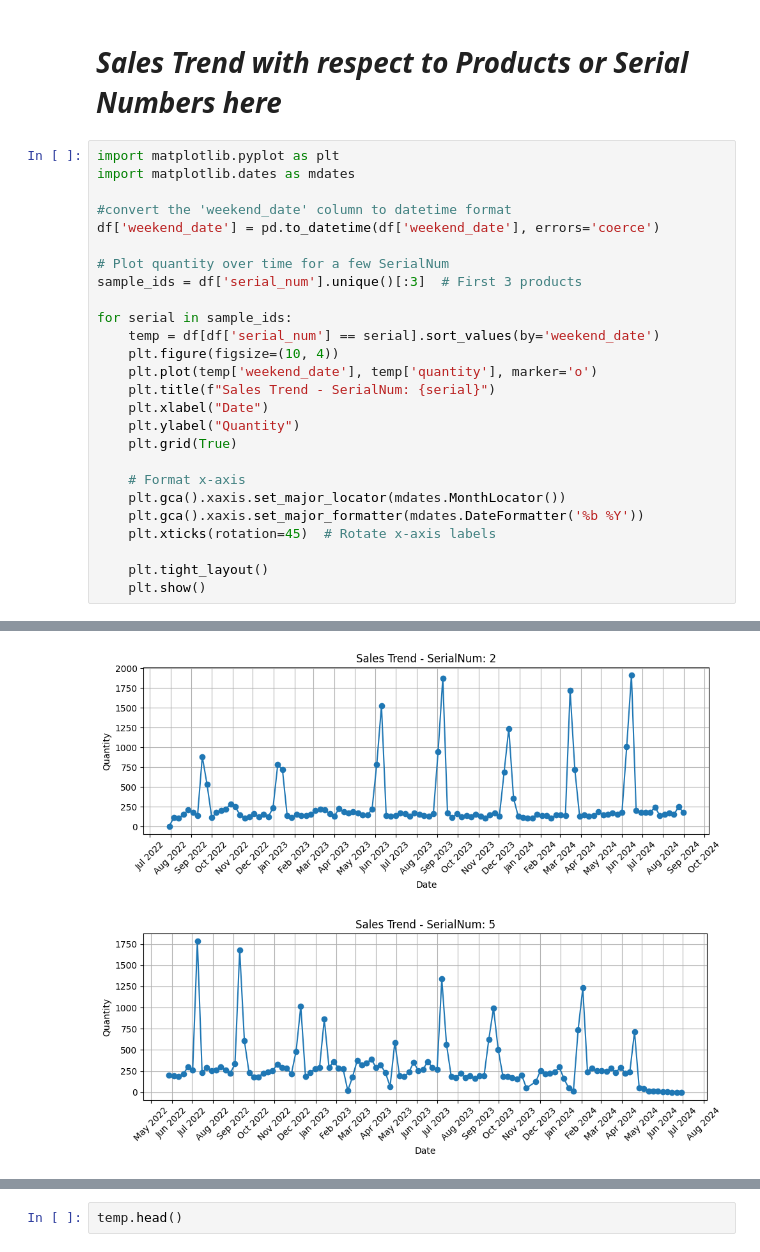
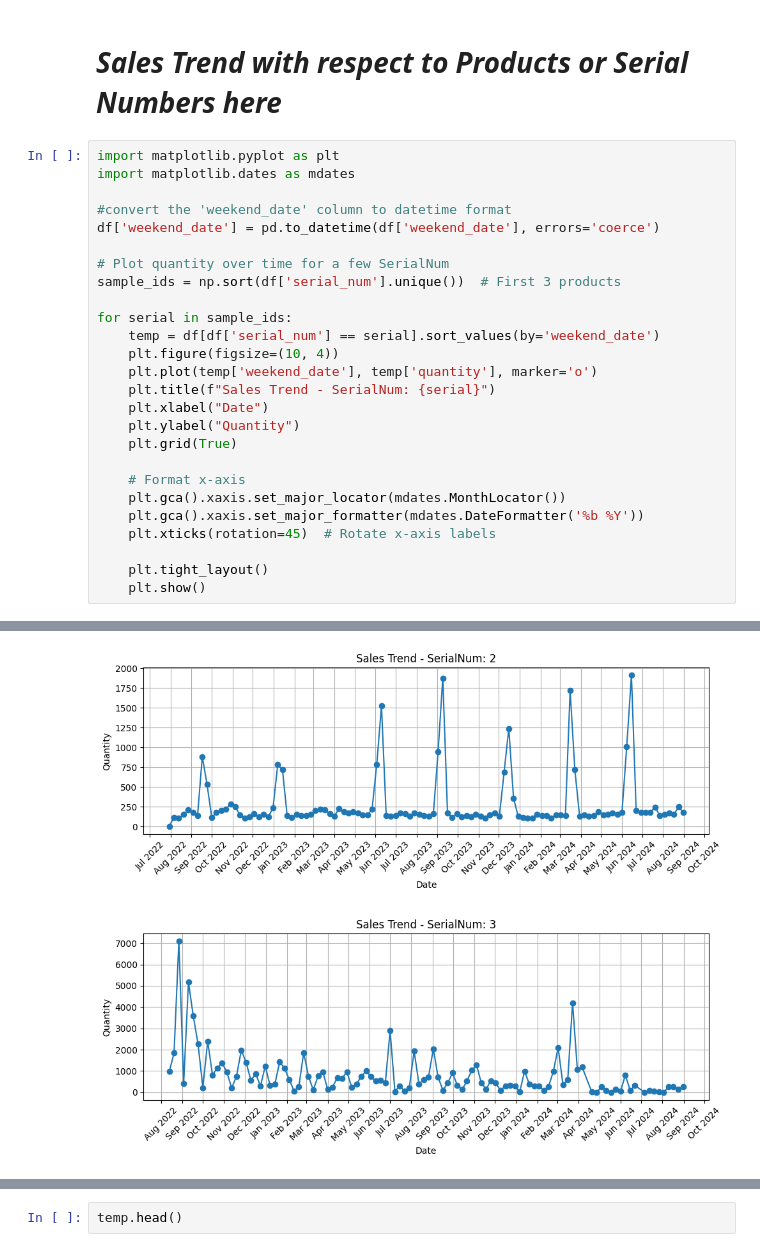
Before and after one commit to Omkar-Gadade/Weekly-Sales-Forecasting, a Jupyter notebook: eda_notebook.ipynb, the cells around one changed output, grey strips where cells are left out. Drawn from its saved outputs; the diff is of its cells as text.

```diff
--- a/eda_notebook.ipynb
+++ b/eda_notebook.ipynb
@@ -107,30 +105,30 @@ dtype: int64 .
 # %%
 import matplotlib.pyplot as plt
 import matplotlib.dates as mdates
 
 #convert the 'weekend_date' column to datetime format
 df['weekend_date'] = pd.to_datetime(df['weekend_date'], errors='coerce')
 
 # Plot quantity over time for a few SerialNum
-sample_ids = df['serial_num'].unique()[:3]  # First 3 products
+sample_ids = np.sort(df['serial_num'].unique())  # First 3 products
 
 for serial in sample_ids:
     temp = df[df['serial_num'] == serial].sort_values(by='weekend_date')
     plt.figure(figsize=(10, 4))
     plt.plot(temp['weekend_date'], temp['quantity'], marker='o')
     plt.title(f"Sales Trend - SerialNum: {serial}")
     plt.xlabel("Date")
     plt.ylabel("Quantity")
     plt.grid(True)
 
     # Format x-axis
     plt.gca().xaxis.set_major_locator(mdates.MonthLocator())
     plt.gca().xaxis.set_major_formatter(mdates.DateFormatter('%b %Y'))
     plt.xticks(rotation=45)  # Rotate x-axis labels
 
     plt.tight_layout()
     plt.show()
 # %% [output]
 [figure]
 [figure]
-[figure, old version]
+[figure, new version]
```
Also changed, not shown: parts of 18 cells of this notebook, 1 other file.
